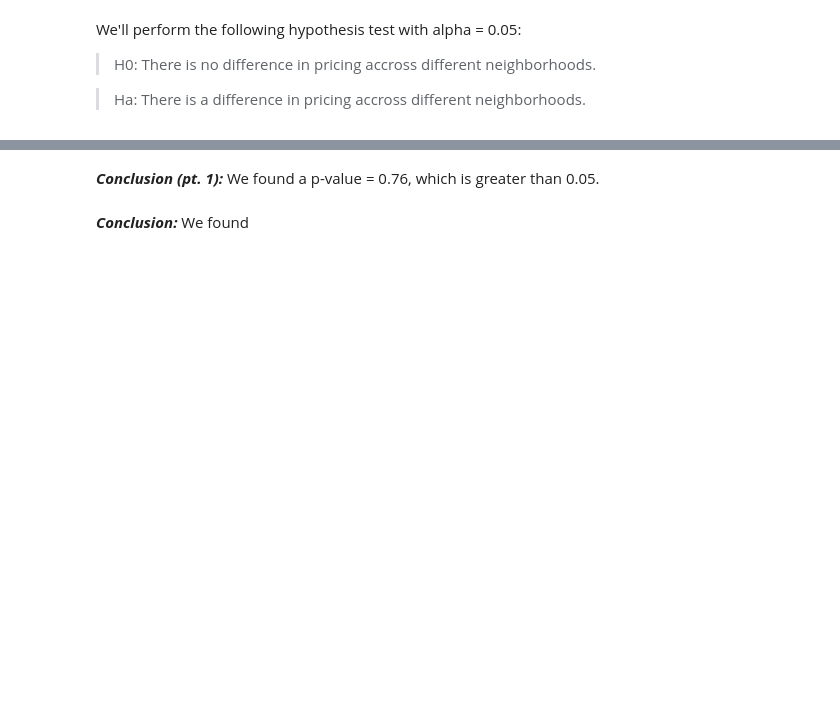
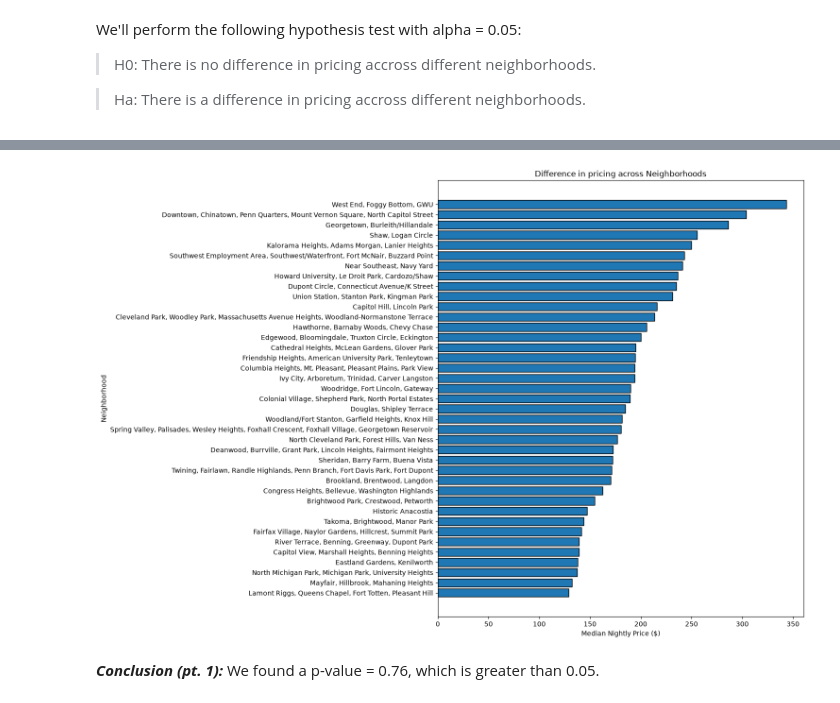
Before and after one commit to jlucman/CMSC320_IntroDataSci_FinalProject, a Jupyter notebook: final_proj.ipynb, the cells around one changed output, grey strips where cells are left out. Cells and saved outputs as stored; diff of their text form; code cells hidden in the pictures; blank space fills up the shorter version.

```diff
--- a/final_proj.ipynb
+++ b/final_proj.ipynb
@@ -188,6 +210,19 @@ p-value: 0.7616084557650897
+# %%
+# Bar graph showing the difference in pricing across neighborhoods
+plt.figure(figsize = (10, 12))
+
+median_prices = df_anova.groupby('neighbourhood_cleansed', observed = True)['price'].median().sort_values()
+
+
+plt.barh(median_prices.index, median_prices.values, edgecolor = "black")
+
+plt.title("Difference in pricing across Neighborhoods")
+plt.xlabel("Median Nightly Price ($)")
+plt.ylabel("Neighborhood")
+plt.show()
+# %% [output]
+[figure, added]
 # %% [markdown]
 ***Conclusion (pt. 1):*** We found a p-value = 0.76, which is greater than 0.05.
 # %%
 from scipy.stats import tukey_hsd
-# %% [markdown]
-***Conclusion:*** We found
```
Also changed, not shown: parts of 6 cells of this notebook.
